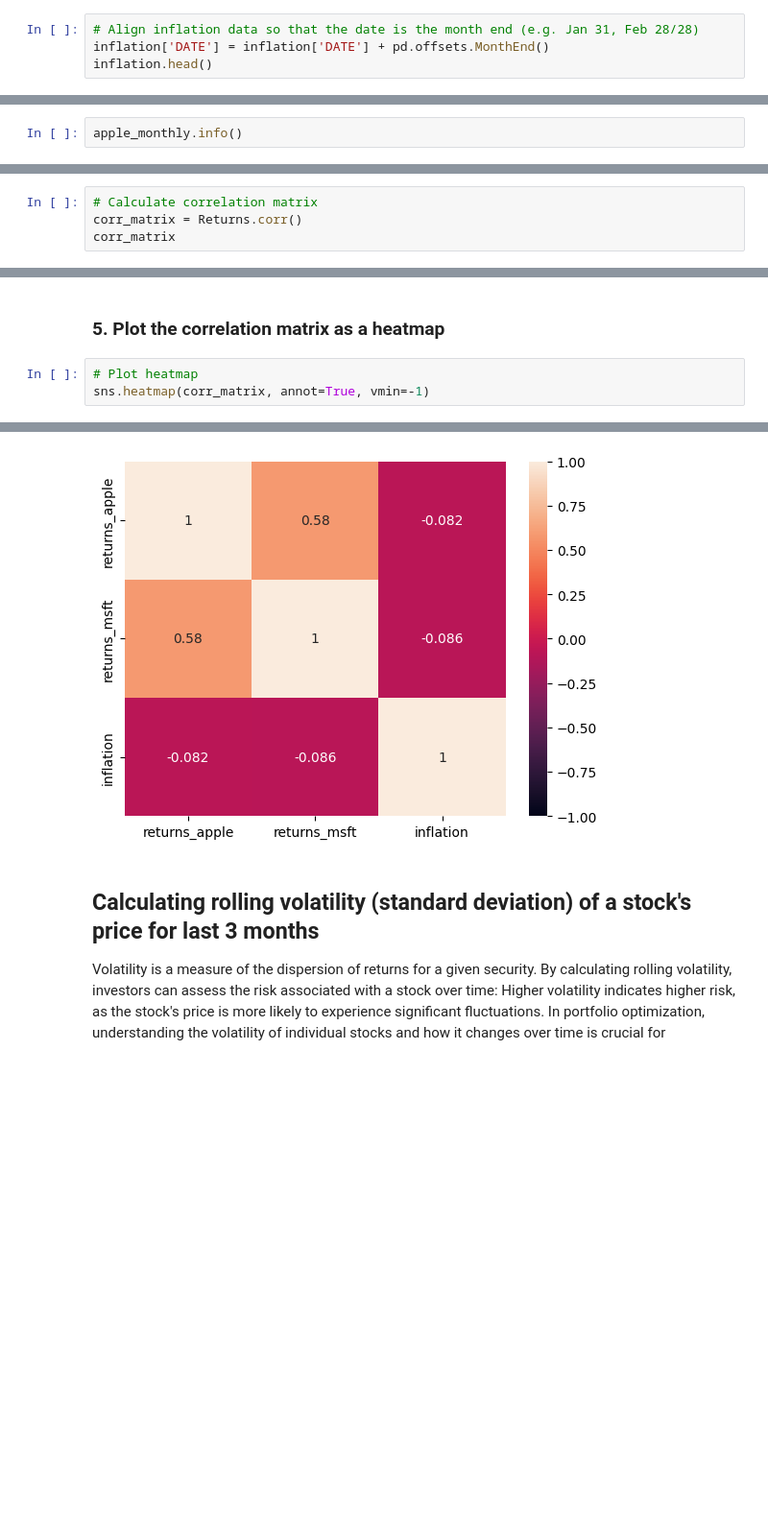
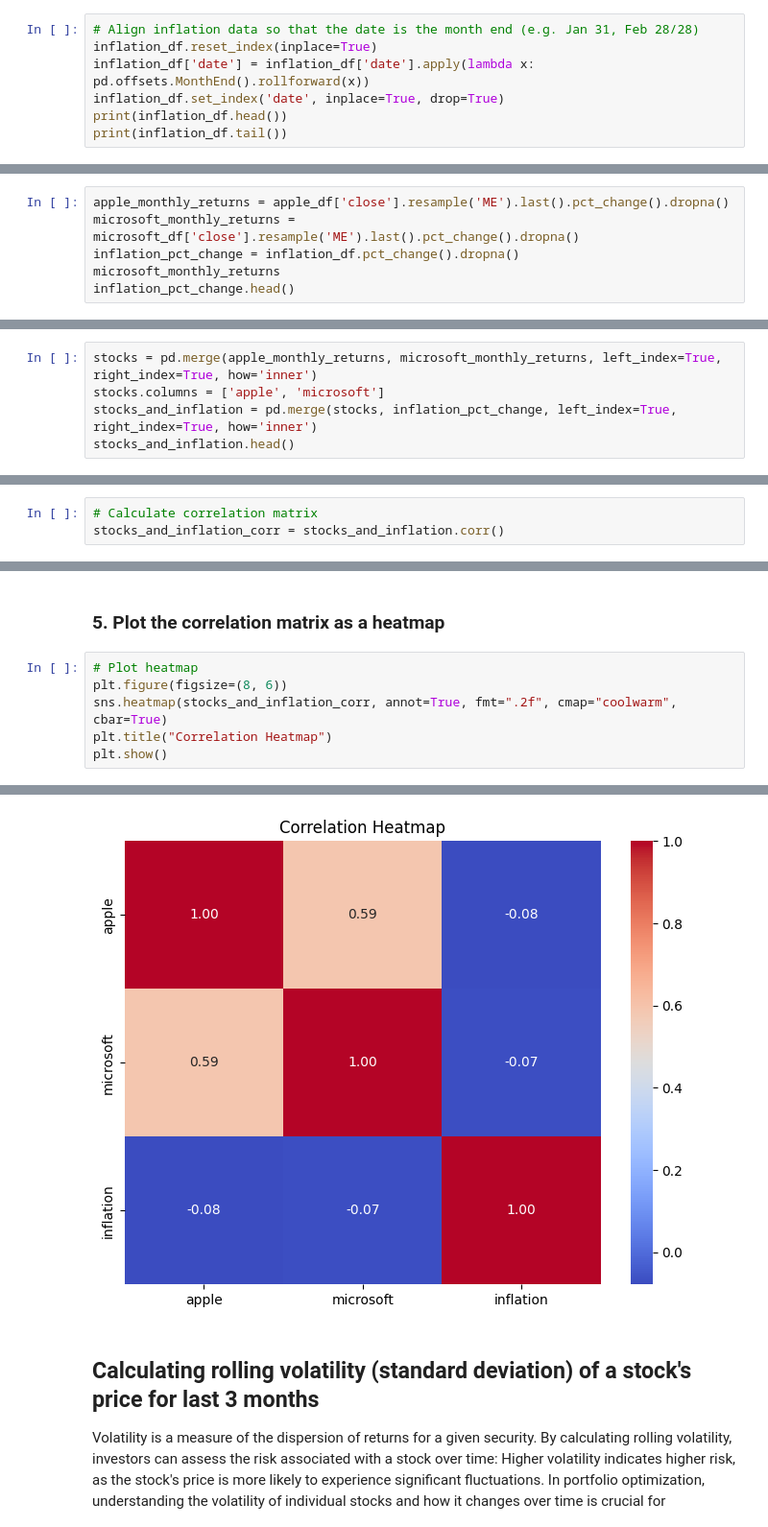
Before and after one commit to bigboy92/fend-matching-game, a Jupyter notebook: Preparing-for-data-analysis-project-student.ipynb, the cells around one changed output, grey strips where cells are left out. Shown at 96% size. Drawn from its saved outputs; the diff is of its cells as text; blank space fills up the shorter version.

```diff
--- a/Preparing-for-data-analysis-project-student.ipynb
+++ b/Preparing-for-data-analysis-project-student.ipynb
@@ -346,5 +306,8 @@ memory usage: 10.7 KB
 # %%
 # Align inflation data so that the date is the month end (e.g. Jan 31, Feb 28/28)
-inflation['DATE'] = inflation['DATE'] + pd.offsets.MonthEnd()
-inflation.head()
+inflation_df.reset_index(inplace=True)
+inflation_df['date'] = inflation_df['date'].apply(lambda x: pd.offsets.MonthEnd().rollforward(x))
+inflation_df.set_index('date', inplace=True, drop=True)
+print(inflation_df.head())
+print(inflation_df.tail())
 # %% [output]
@@ -579,0 +517,6 @@ Freq: ME, Name: returns, dtype: float64
+# %%
+apple_monthly_returns = apple_df['close'].resample('ME').last().pct_change().dropna()
+microsoft_monthly_returns = microsoft_df['close'].resample('ME').last().pct_change().dropna()
+inflation_pct_change = inflation_df.pct_change().dropna()
+microsoft_monthly_returns
+inflation_pct_change.head()
@@ -580,5 +531,8 @@ Freq: ME, Name: returns, dtype: float64
 # %% [markdown]
 ### 3. Merge the dataframes and calculate / plot the correlation
 # %%
-apple_monthly.info()
+stocks = pd.merge(apple_monthly_returns, microsoft_monthly_returns, left_index=True, right_index=True, how='inner')
+stocks.columns = ['apple', 'microsoft']
+stocks_and_inflation = pd.merge(stocks, inflation_pct_change, left_index=True, right_index=True, how='inner')
+stocks_and_inflation.head()
 # %% [output]
@@ -671,5 +547,4 @@ Returns
 ### 4. Calculate the correlation matrix between the Apple returns, Microsoft returns, and inflation change
 # %%
 # Calculate correlation matrix
-corr_matrix = Returns.corr()
-corr_matrix
+stocks_and_inflation_corr = stocks_and_inflation.corr()
@@ -682,5 +552,8 @@ corr_matrix
 ### 5. Plot the correlation matrix as a heatmap
 # %%
 # Plot heatmap
-sns.heatmap(corr_matrix, annot=True, vmin=-1)
+plt.figure(figsize=(8, 6))
+sns.heatmap(stocks_and_inflation_corr, annot=True, fmt=".2f", cmap="coolwarm", cbar=True)
+plt.title("Correlation Heatmap")
+plt.show()
 # %% [output]
@@ -688,4 +560,4 @@ sns.heatmap(corr_matrix, annot=True, vmin=-1)
-[figure, old version]
+[figure, new version]
 # %% [markdown]
 ## Calculating rolling volatility (standard deviation) of a stock's price for last 3 months
 
```
Also changed, not shown: parts of 67 cells of this notebook.
